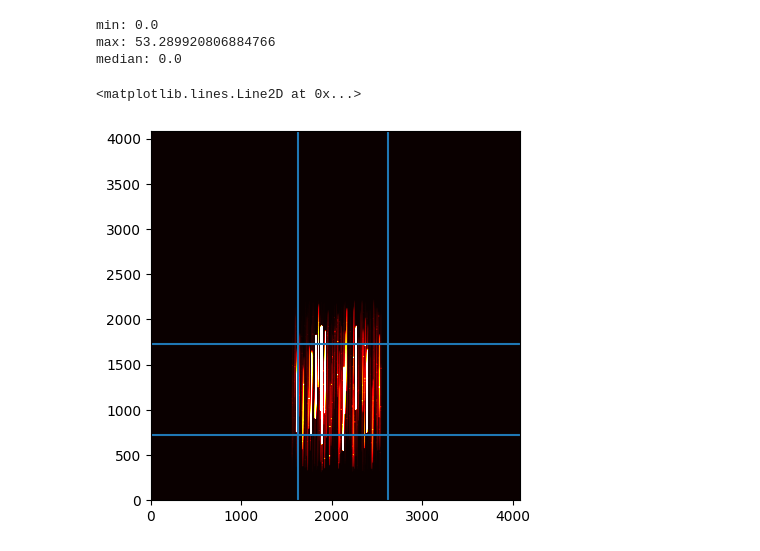
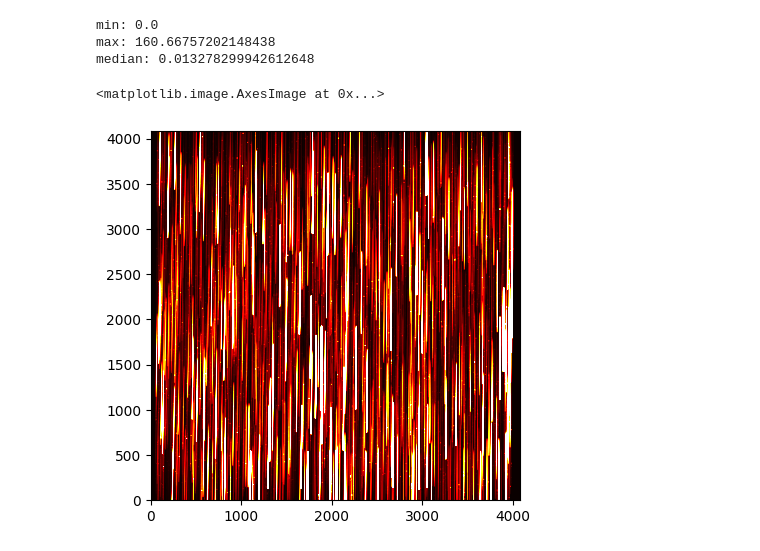
Before and after one commit to keithbuckholz/summer-roman-project, a Jupyter notebook: integrated_sim/notebooks/integrated_process.ipynb, the cells around one changed output. Drawn from its saved outputs; the diff is of its cells as text; code cells hidden in the pictures.

```diff
--- a/integrated_sim/notebooks/integrated_process.ipynb
+++ b/integrated_sim/notebooks/integrated_process.ipynb
@@ -79,27 +53,2 @@ The following tasks in the drizzlepac package can be run with TEAL:
 Using default C-based coordinate transformation...
 Using default C-based coordinate transformation...
-# %%
-mag = 17.5
-x_0 = 300
-y_0 = 600
-
-radius = star_radius(mag)
-circ = lambda x, y: gen_cirl(x, y, x_0, y_0)
-
-# Create meshgrid cutout
-x_min = max(0, int(x_0 - radius + 1)) # floor
-x_max = min(4087, int(x_0 + radius + 1) + 1) # ceil
-y_min = max(0, int(y_0 - radius + 1))
-y_max = min(4087, int(y_0 + radius + 1) + 1)
-x_cutout = np.arange(x_min, x_max)
-y_cutout = np.arange(y_min, y_max)
-x_grid, y_grid = np.meshgrid(x_cutout, y_cutout)
-
-condition = circ(x_grid, y_grid) <= radius
-
-def func(i,j):
-    print("i:", i)
-    print("j:", j)
-    return 0
-
-np.fromfunction(func, shape=(2, 2))
@@ -119,7 +62,7 @@ bp = S.ArrayBandpass(df["WAVELENGTH"], df["THROUGHPUT"])
 
 error_file = open("errors.txt", "a+")
 
-for object in tqdm(cutout_tbl):
+for object in tqdm(hlss_tbl):
 
     # SEGMENTATION -------------------------------
 
@@ -134,7 +77,7 @@ for object in tqdm(cutout_tbl):
 
     # STAR
     if modimage:
-        radius = star_radius(mag)
+        radius = max(star_radius(mag), 8)
         circ = lambda x, y: gen_cirl(x, y, x_0, y_0)
 
         # Create meshgrid cutout
@@ -152,7 +95,7 @@ for object in tqdm(cutout_tbl):
     else:
         a = object["A_IMAGE"]
         b = object["B_IMAGE"]
-        theta = object["THETA_IMAGE"]
+        theta = object["THETA_IMAGE"] * (np.pi / 180)
         radius = 3
 
       # Create meshgrid cutout
@@ -207,20 +164,13 @@ sim_median = np.median(roman_sim.model[723:1723, 1624:2624])
 print(f"min: {sim_min}", f"max: {sim_max}", f"median: {sim_median}", sep='\n')
 # %% [output]
 min: 0.0
-max: 53.289920806884766
-median: 0.0
+max: 160.66757202148438
+median: 0.013278299942612648
 # %%
 fig, ax = plt.subplots()
 
 upright_img = np.rot90(roman_sim.model[pad:-pad,pad:-pad])
 ax.imshow(upright_img, origin='lower', vmin=0, vmax=0.11738539732765789, cmap='hot')
-
-
-
-ax.axvline(1624)
-ax.axvline(2624)
-ax.axhline(723)
-ax.axhline(1723)
 # %% [output]
-<matplotlib.lines.Line2D at 0x...>
+<matplotlib.image.AxesImage at 0x...>
-[figure, old version]
+[figure, new version]
```
Also changed, not shown: parts of 6 cells of this notebook, 7 other files.
